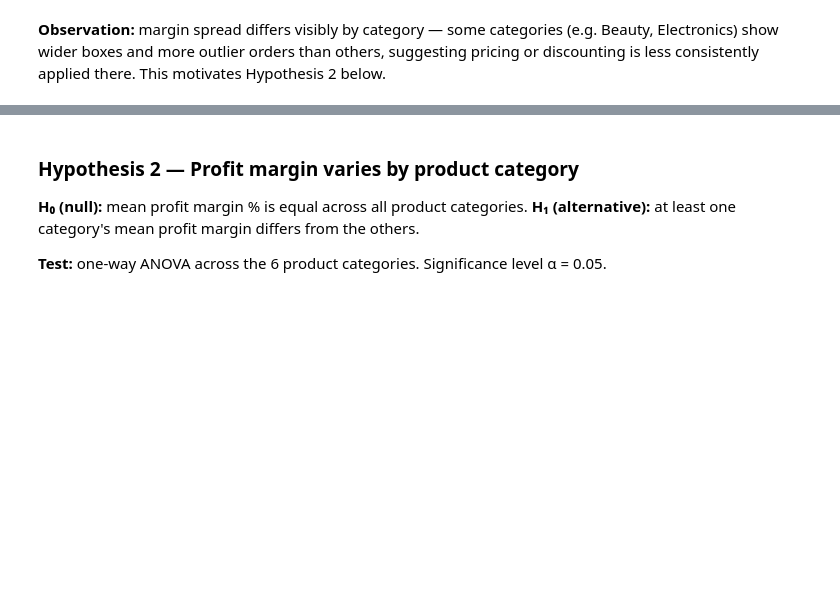
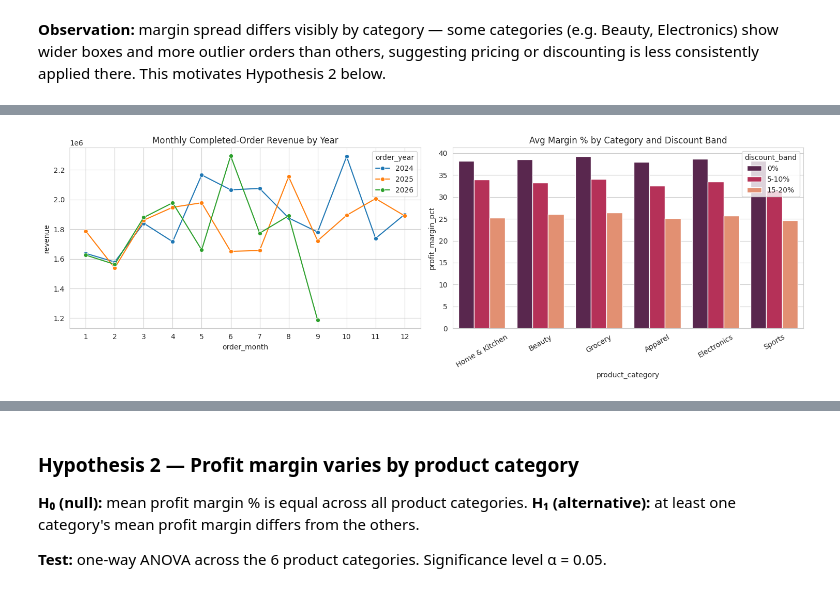
Before and after one commit to SanikaDighe011/eda-statistical-insights, a Jupyter notebook: notebooks/EDA_Statistical_Insights.ipynb, the cells around one changed output, grey strips where cells are left out. Saved outputs shown, nothing was run; the diff lists cells and outputs as text; code cells hidden in the pictures; blank space fills up the shorter version.

```diff
--- a/notebooks/EDA_Statistical_Insights.ipynb
+++ b/notebooks/EDA_Statistical_Insights.ipynb
@@ -293,0 +281,21 @@ loyal customers."
+# %%
+fig, axes = plt.subplots(1, 2, figsize=(15,5))
+
+# (c) monthly revenue trend by year (completed orders only)
+monthly = (df[df["order_status"] == "Completed"]
+           .groupby(["order_year","order_month"])["revenue"].sum().reset_index())
+sns.lineplot(data=monthly, x="order_month", y="revenue", hue="order_year", marker="o", palette="tab10", ax=axes[0])
+axes[0].set_title("Monthly Completed-Order Revenue by Year")
+axes[0].set_xticks(range(1,13))
+
+# (d) margin by discount level and category
+disc_bin = pd.cut(df["discount_pct"], bins=[-1,0,10,20], labels=["0%","5-10%","15-20%"])
+sns.barplot(data=df.assign(discount_band=disc_bin), x="product_category", y="profit_margin_pct",
+            hue="discount_band", ax=axes[1], palette="rocket", errorbar=None)
+axes[1].set_title("Avg Margin % by Category and Discount Band")
+axes[1].tick_params(axis="x", rotation=30)
+plt.tight_layout()
+plt.savefig("../data/multivariate_2.png", dpi=100)
+plt.show()
+# %% [output]
+[figure, added]
```
Also changed, not shown: parts of 13 cells of this notebook, 4 other files.
